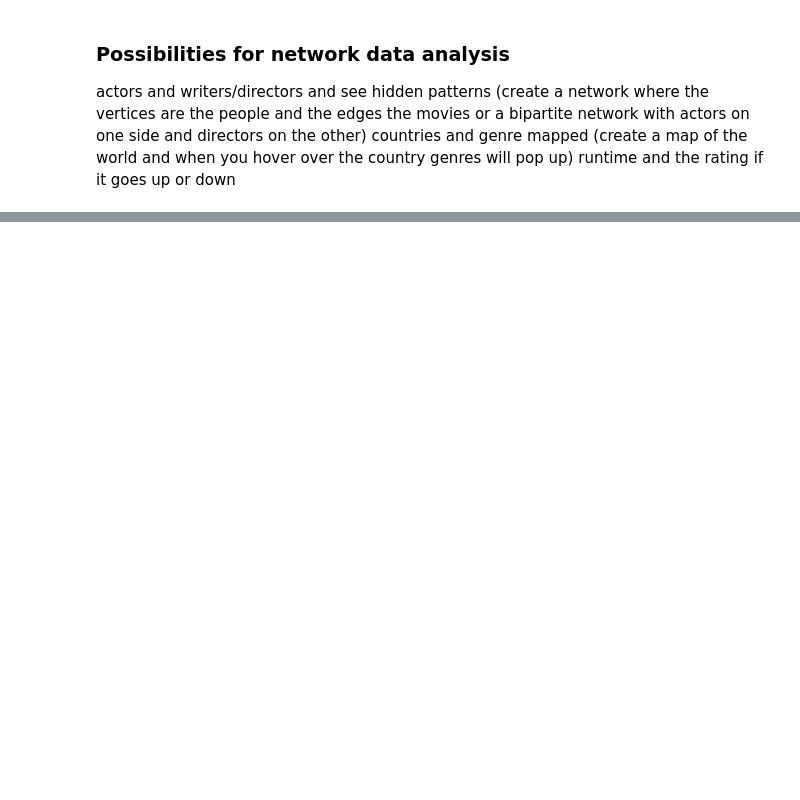
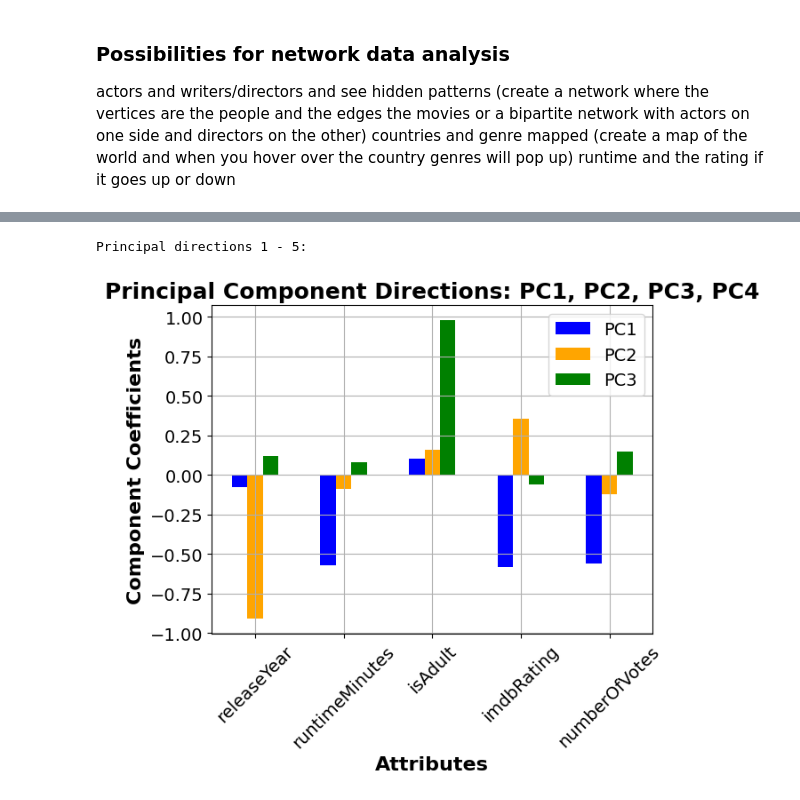
Before and after one commit to SnehilSinha/From-Analytics-to-Action, a Jupyter notebook: Assignment.ipynb, the cells around one changed output, grey strips where cells are left out. Drawn from its saved outputs; the diff is of its cells as text; code cells hidden in the pictures; blank space fills up the shorter version.

```diff
--- a/Assignment.ipynb
+++ b/Assignment.ipynb
@@ -109,0 +208,43 @@ runtime and the rating if it goes up or down
+# %%
+# Remeber earlier, we performed the svd U, S, Vt = svd(df_standardized, full_matrices=False)
+# Now we extract the Vt, which is a matrix that contains the vectors defining the principle directions.
+principal_directions = Vt.T
+
+# Begin by printing how to principle directions look like
+print("Principal directions 1 - 5:")
+
+# Convert the principal directions to a DataFrame for better formatting
+principal_directions_df = pd.DataFrame(principal_directions)
+
+# Transpose the DataFrame to show each principal direction as a column
+principal_directions_df = principal_directions_df.T
+
+# Set the components to plot in each subplot
+pcs_top = [0, 1, 2]  # First three principal components
+pcs_bottom = [3, 4]  # Last two principle components
+
+# Start by configuring the plot
+legendStrs_top = ["PC" + str(e + 1) for e in pcs_top]
+legendStrs_bottom = ["PC" + str(e + 1) for e in pcs_bottom]
+colors_top = ["b", "orange", "g",]
+colors_bottom = ["b", "orange",]
+bar_width = 0.175
+# Below simply creates an array from 0 to the number of principal directions
+r = np.arange(principal_directions.shape[0])
+
+# First Subplot: PC1, PC2, PC3, PC4
+for i, pc in enumerate(pcs_top):
+    # r + i * bar_width calculates the positions of the bars on the x_axis and we plot on the y axis the principal directions of each vector
+    plt.bar(r + i * bar_width, principal_directions[:, pc], width=bar_width, color=colors_top[i], label=legendStrs_top[i])
+
+# Config the plots more with labels and titles
+plt.xticks(r + bar_width, df_cleaned.columns, rotation=45, fontsize=14)
+plt.yticks(fontsize=14)
+plt.xlabel("Attributes", fontsize=16, fontweight='bold')
+plt.ylabel("Component Coefficients", fontsize=16, fontweight='bold')
+plt.title("Principal Component Directions: PC1, PC2, PC3, PC4", fontsize=18, fontweight='bold')
+plt.legend(fontsize=14)
+plt.grid(True)
+# %% [output]
+Principal directions 1 - 5:
+[figure, added]
```
Also changed, not shown: parts of 8 cells of this notebook.
